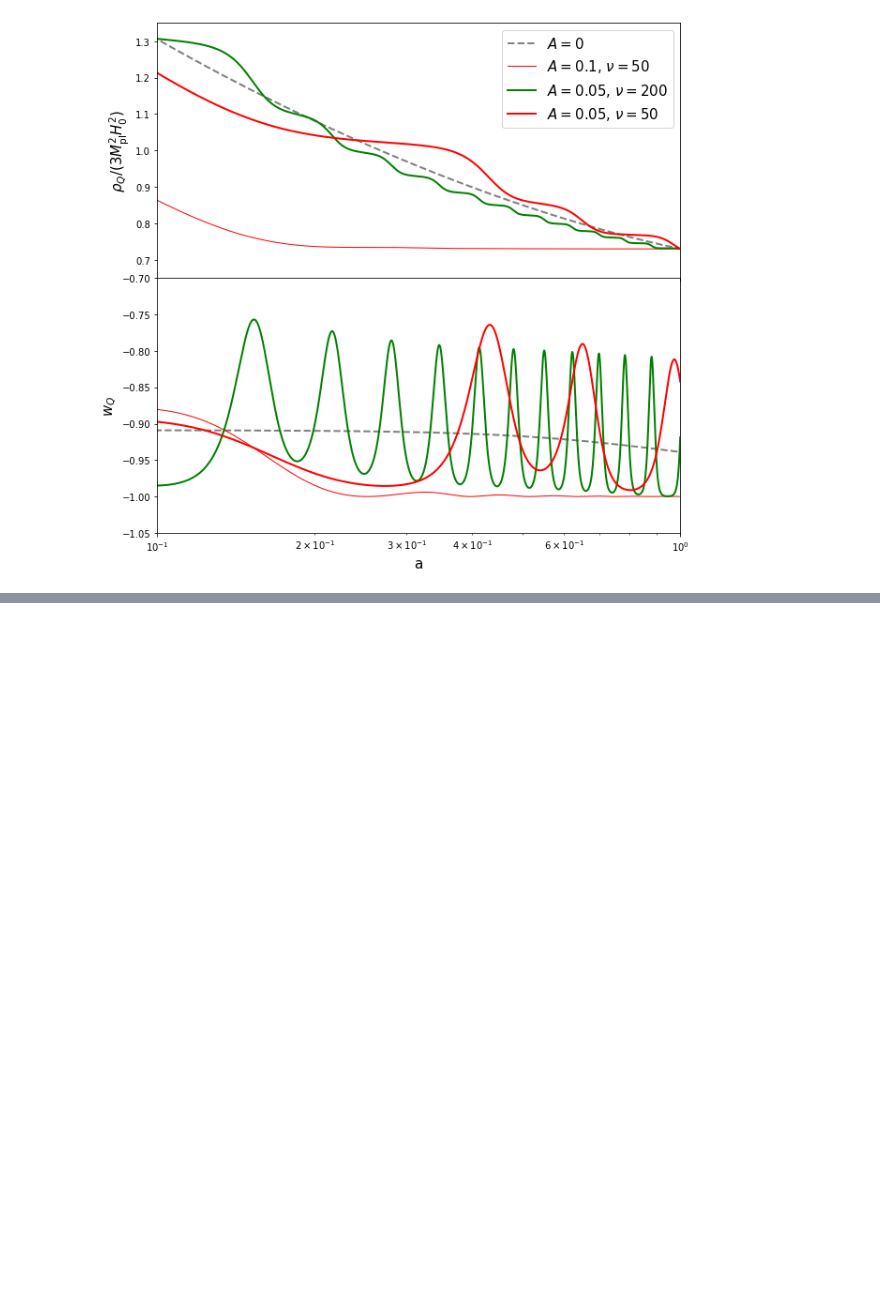
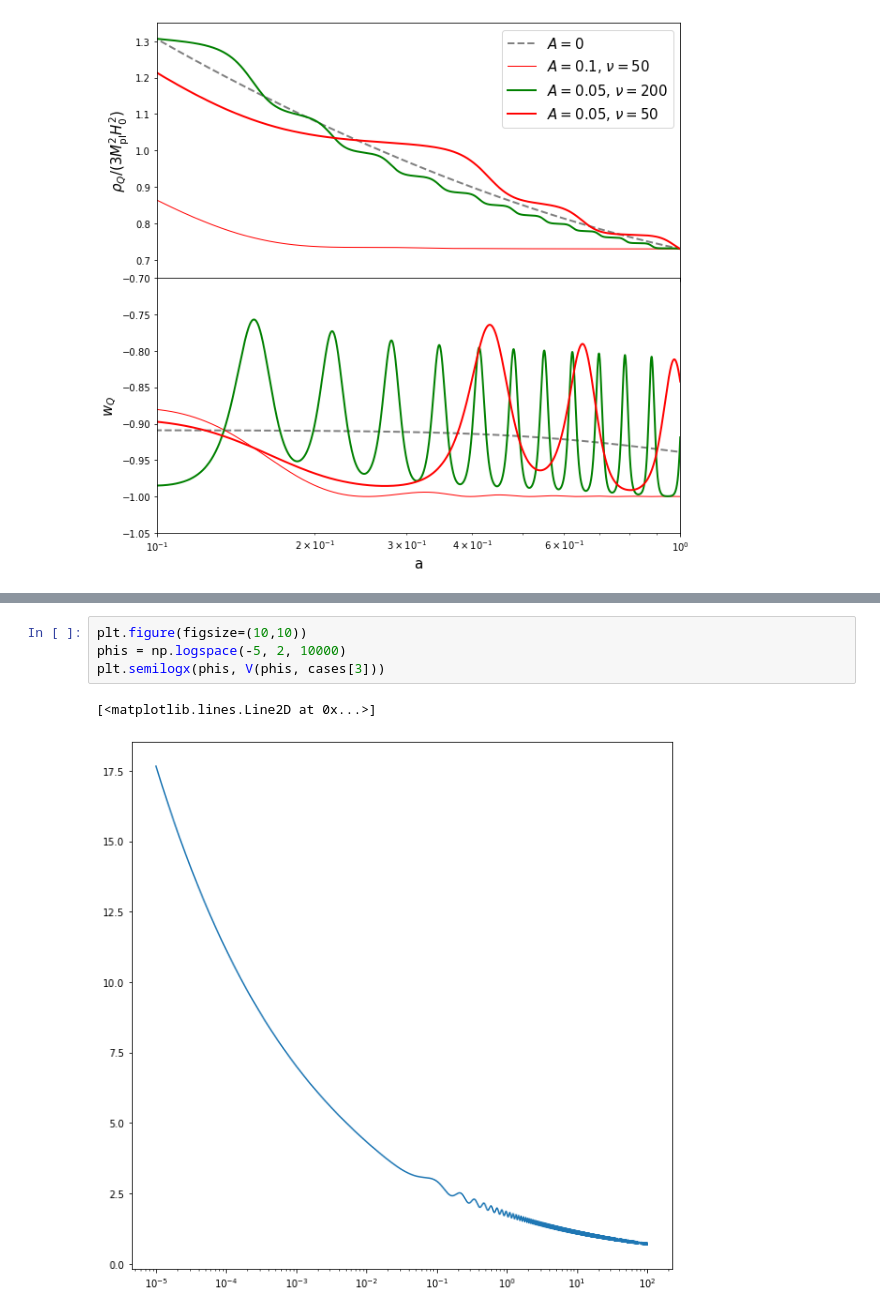
Before and after one commit to joaoreboucas1/ISF, a Jupyter notebook: Monodromic_Quintessence.ipynb, the cells around one changed output, grey strips where cells are left out. Cells and saved outputs as stored; diff of their text form; blank space fills up the shorter version.

```diff
--- a/Monodromic_Quintessence.ipynb
+++ b/Monodromic_Quintessence.ipynb
@@ -241,0 +250,7 @@ plt.savefig("monodromic_quintessence_reproduction.pdf")
+# %%
+plt.figure(figsize=(10,10))
+phis = np.logspace(-5, 2, 10000)
+plt.semilogx(phis, V(phis, cases[3]))
+# %% [output]
+[<matplotlib.lines.Line2D at 0x...>]
+[figure, added]
```
Also changed, not shown: parts of 3 cells of this notebook, 1 other file.
